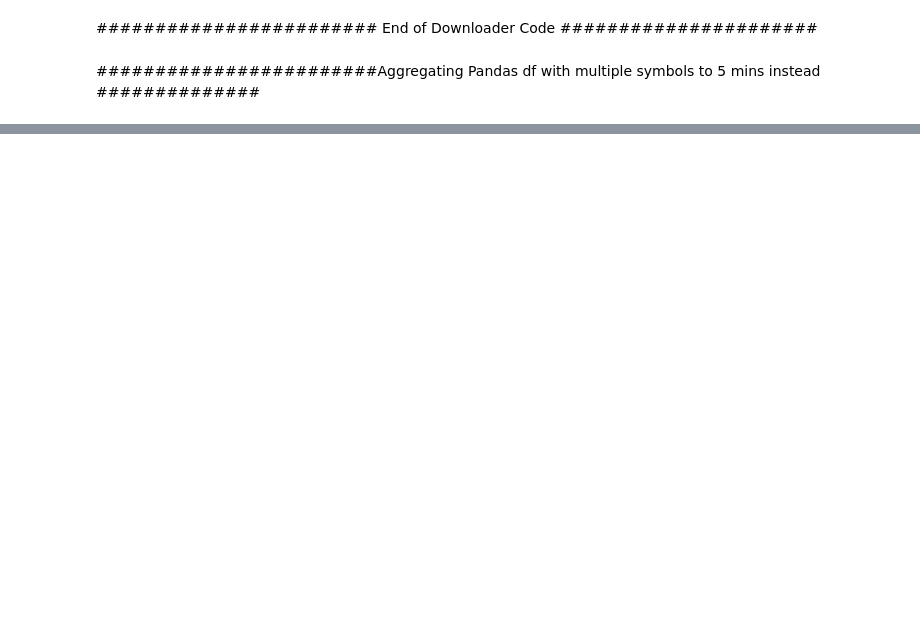
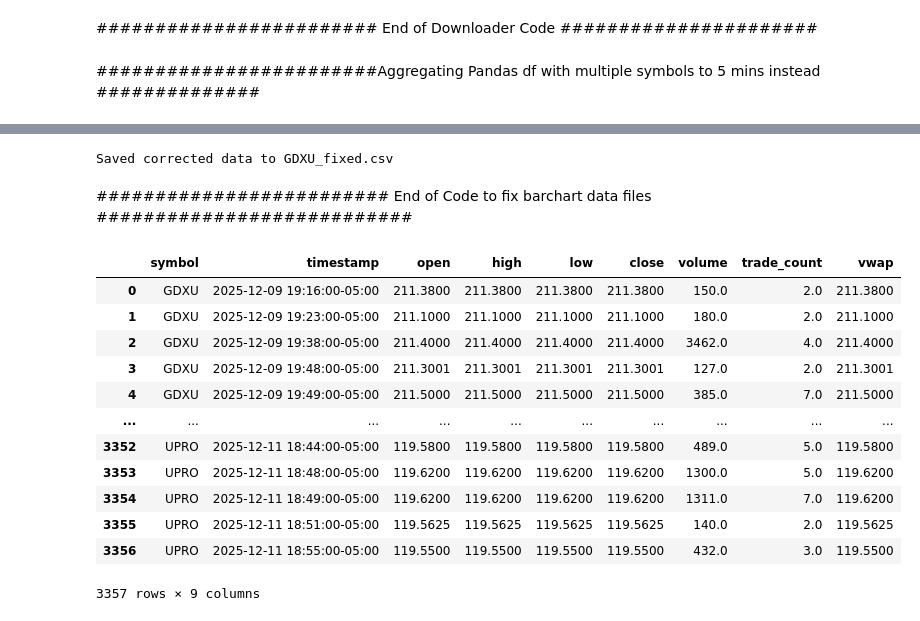
Before and after one commit to amperie/trading_guy, a Jupyter notebook: data/alpaca_downloader.ipynb, the cells around one changed output, grey strips where cells are left out. Drawn from its saved outputs; the diff is of its cells as text; code cells hidden in the pictures; blank space fills up the shorter version.

```diff
--- a/data/alpaca_downloader.ipynb
+++ b/data/alpaca_downloader.ipynb
@@ -101,5 +122,5 @@ df_5min.loc[df_5min["symbol"] == "UPRO"]
 # %%
 #df_fixed = df_5min.reset_index()
-df_fixed = df_5min.loc[df_5min["symbol"] == "SPXU"]
-df_fixed.to_csv("e:\\programming\\trading_guy\\data\\SPXU_5min.csv", index=False)
-df_fixed
+df_one_symbol = df_5min.loc[df_5min["symbol"] == "SPXU"]
+df_one_symbol.to_csv("e:\\programming\\trading_guy\\data\\SPXU_5min.csv", index=False)
+df_one_symbol
@@ -119,0 +202,26 @@ df_fixed
+# %%
+# Save the corrected dataframe with proper timestamp format
+df_a.to_csv("e:\\programming\\trading_guy\\data\\barchart\\GDXU_fixed.csv", index=False)
+print("Saved corrected data to GDXU_fixed.csv")
+# %% [output]
+Saved corrected data to GDXU_fixed.csv
+# %% [markdown]
+######################### End of Code to fix barchart data files ###########################
+# %%
+df_fixed["timestamp"]=df_fixed['timestamp'].dt.tz_convert('US/Eastern')
+df_fixed = df_fixed.drop('timestamp_et', axis=1)
+df_fixed
+# %% [output]
+|  | symbol | timestamp | open | high | low | close | volume | trade_count | vwap |
+| 0 | GDXU | 2025-12-09 19:16:00-05:00 | 211.3800 | 211.3800 | 211.3800 | 211.3800 | 150.0 | 2.0 | 211.3800 |
+| 1 | GDXU | 2025-12-09 19:23:00-05:00 | 211.1000 | 211.1000 | 211.1000 | 211.1000 | 180.0 | 2.0 | 211.1000 |
+| 2 | GDXU | 2025-12-09 19:38:00-05:00 | 211.4000 | 211.4000 | 211.4000 | 211.4000 | 3462.0 | 4.0 | 211.4000 |
+| 3 | GDXU | 2025-12-09 19:48:00-05:00 | 211.3001 | 211.3001 | 211.3001 | 211.3001 | 127.0 | 2.0 | 211.3001 |
+| 4 | GDXU | 2025-12-09 19:49:00-05:00 | 211.5000 | 211.5000 | 211.5000 | 211.5000 | 385.0 | 7.0 | 211.5000 |
+| ... | ... | ... | ... | ... | ... | ... | ... | ... | ... |
+| 3352 | UPRO | 2025-12-11 18:44:00-05:00 | 119.5800 | 119.5800 | 119.5800 | 119.5800 | 489.0 | 5.0 | 119.5800 |
+| 3353 | UPRO | 2025-12-11 18:48:00-05:00 | 119.6200 | 119.6200 | 119.6200 | 119.6200 | 1300.0 | 5.0 | 119.6200 |
+| 3354 | UPRO | 2025-12-11 18:49:00-05:00 | 119.6200 | 119.6200 | 119.6200 | 119.6200 | 1311.0 | 7.0 | 119.6200 |
+| 3355 | UPRO | 2025-12-11 18:51:00-05:00 | 119.5625 | 119.5625 | 119.5625 | 119.5625 | 140.0 | 2.0 | 119.5625 |
+| 3356 | UPRO | 2025-12-11 18:55:00-05:00 | 119.5500 | 119.5500 | 119.5500 | 119.5500 | 432.0 | 3.0 | 119.5500 |
+3357 rows × 9 columns
```
Also changed, not shown: parts of 17 cells of this notebook, 14 other files.
